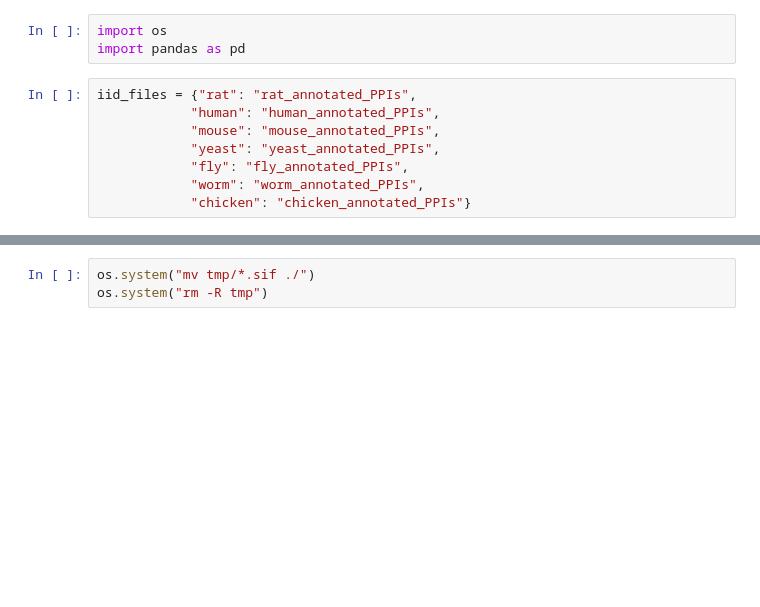
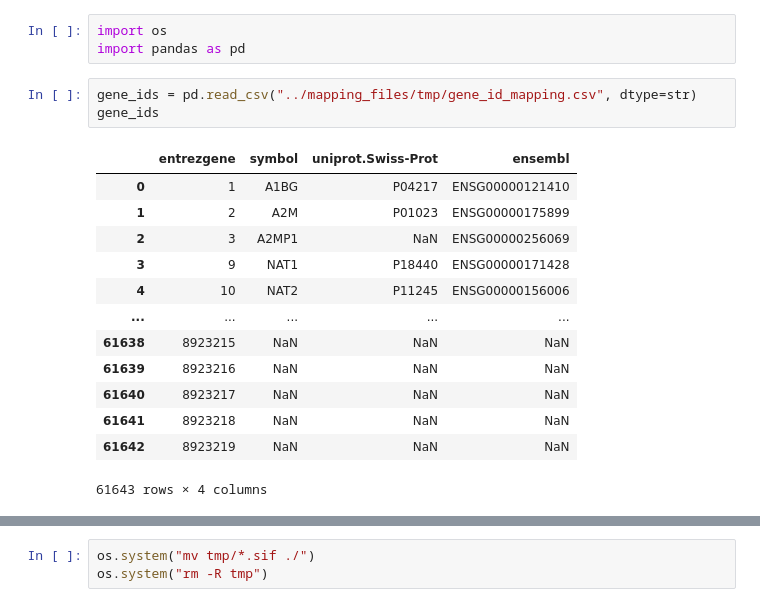
Before and after one commit to bionetslab/digest, a Jupyter notebook: jupyter/testing.ipynb, the cells around one changed output, grey strips where cells are left out. Cells and saved outputs as stored; diff of their text form; blank space fills up the shorter version.

Commit message:
mapping fixed

```diff
--- a/jupyter/testing.ipynb
+++ b/jupyter/testing.ipynb
@@ -39,11 +39,20 @@ Time:  4.699100099969655e-05
 # %%
 import os
 import pandas as pd
-# %%
-iid_files = {"rat": "rat_annotated_PPIs",
-            "human": "human_annotated_PPIs",
-            "mouse": "mouse_annotated_PPIs",
-            "yeast": "yeast_annotated_PPIs",
-            "fly": "fly_annotated_PPIs",
-            "worm": "worm_annotated_PPIs",
-            "chicken": "chicken_annotated_PPIs"}
+# %%
+gene_ids = pd.read_csv("../mapping_files/tmp/gene_id_mapping.csv", dtype=str)
+gene_ids
+# %% [output]
+|  | entrezgene | symbol | uniprot.Swiss-Prot | ensembl |
+| 0 | 1 | A1BG | P04217 | ENSG00000121410 |
+| 1 | 2 | A2M | P01023 | ENSG00000175899 |
+| 2 | 3 | A2MP1 | NaN | ENSG00000256069 |
+| 3 | 9 | NAT1 | P18440 | ENSG00000171428 |
+| 4 | 10 | NAT2 | P11245 | ENSG00000156006 |
+| ... | ... | ... | ... | ... |
+| 61638 | 8923215 | NaN | NaN | NaN |
+| 61639 | 8923216 | NaN | NaN | NaN |
+| 61640 | 8923217 | NaN | NaN | NaN |
+| 61641 | 8923218 | NaN | NaN | NaN |
+| 61642 | 8923219 | NaN | NaN | NaN |
+61643 rows × 4 columns
```
Also changed, not shown: parts of 5 cells of this notebook, 7 other files.
